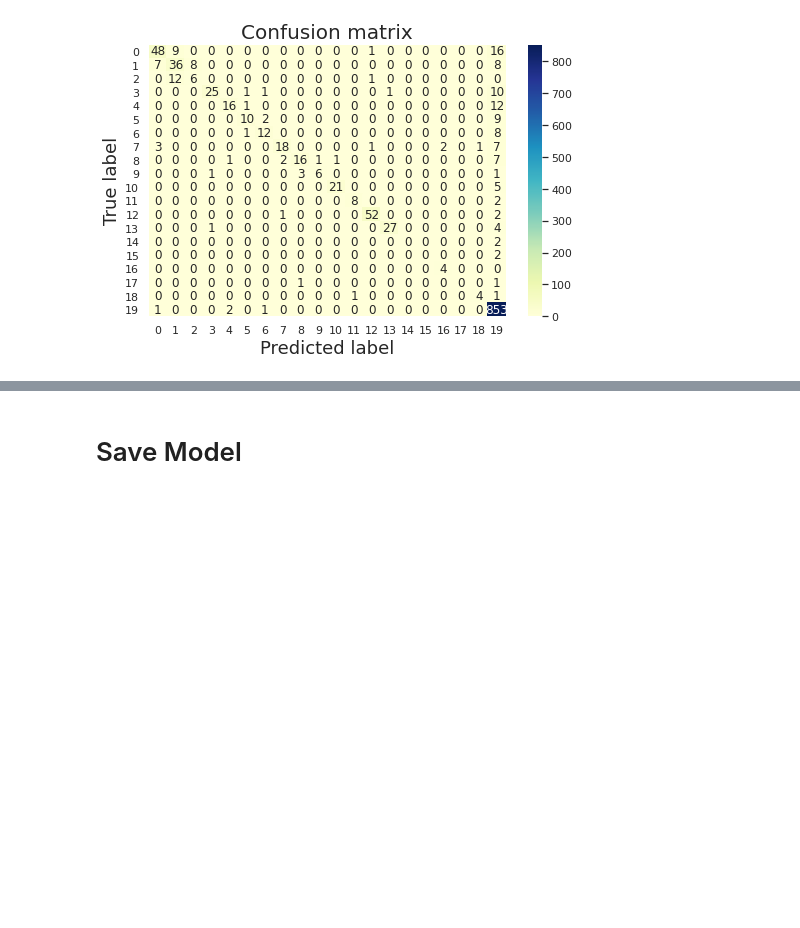
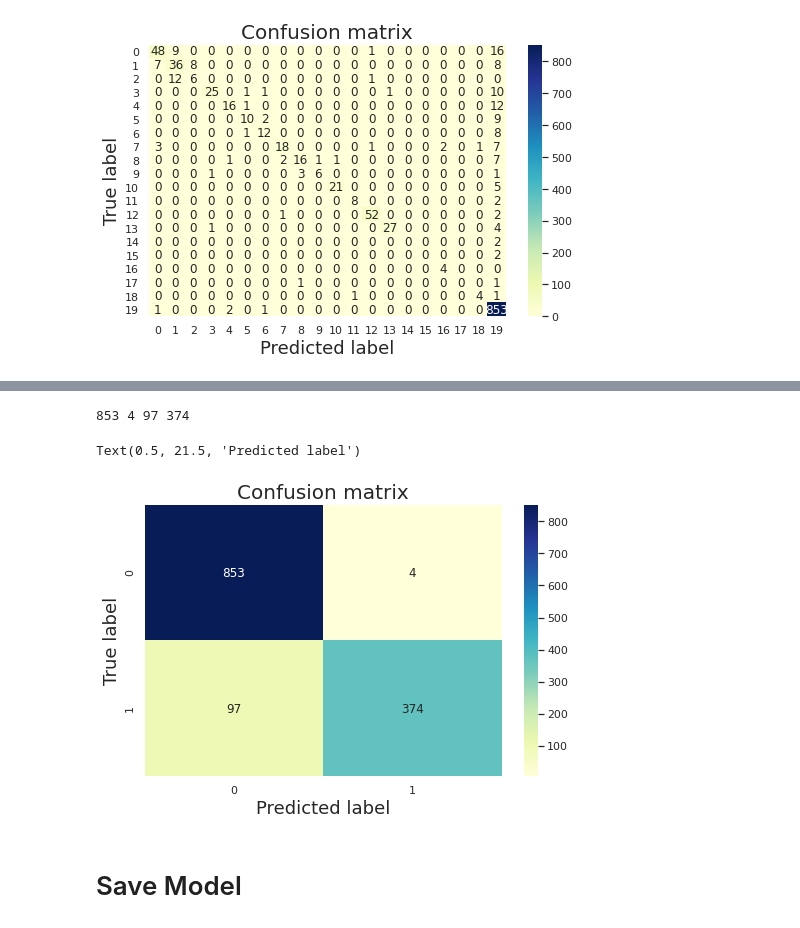
Before and after one commit to Peckkie/Evaluation_Model_Prediction, a Jupyter notebook: RandomForrest_20Class_20Class.ipynb, the cells around one changed output, grey strips where cells are left out. Cells and saved outputs as stored; diff of their text form; code cells hidden in the pictures; blank space fills up the shorter version.

```diff
--- a/RandomForrest_20Class_20Class.ipynb
+++ b/RandomForrest_20Class_20Class.ipynb
@@ -214,0 +195,14 @@ Text(0.5, 21.5, 'Predicted label')
+# %%
+a = y_pred
+replacements = {'AB12':1, 'AB04':1, 'AB05':1, 'Normal':0, 'AB02':1, 'AB11':1, 'AB082':1, 'AB06':1,'AB07':1, 'AB081':1, 'AB09':1, 'AB03':1, 'AB10':1, 'AB01':1, 'AB083':1, 'AB13':1, 'AB14':1, 'AB15':1, 'AB16':1, 'AB17':1}
+replacer = replacements.get  # For faster gets.
+y_pred = [replacer(n, n) for n in a]
+# %%
+act = y_test.map({'AB12':1, 'AB04':1, 'AB05':1, 'Normal':0, 'AB02':1, 'AB11':1, 'AB082':1, 'AB06':1,'AB07':1, 'AB081':1, 'AB09':1, 'AB03':1, 'AB10':1, 'AB01':1, 'AB083':1, 'AB13':1, 'AB14':1, 'AB15':1, 'AB16':1, 'AB17':1}).values
+pred = y_pred
+cmat = confusion_matrix(act, pred)
+print('classifier accuracy = {}%'.format((100.*np.trace(cmat))/(np.sum(cmat))))
+
+#Marking the Confusion Matrix
+from sklearn.metrics import classification_report,confusion_matrix
+print(classification_report(act, pred))#performance
@@ -215,3 +219,28 @@ Text(0.5, 21.5, 'Predicted label')
+# %%
+#create CF
+data = {'Actual': act,'Predicted' : pred,}
+df = pd.DataFrame(data, columns=['Actual','Predicted'])
+conf_mat = pd.crosstab(df['Actual'],df['Predicted'],rownames=['Actual'],colnames=['Predicted'])
+
+#Confusion matrix
+from sklearn.metrics import confusion_matrix
+import matplotlib.pyplot as plt
+cm = confusion_matrix(act, pred)
+TN, FP, FN, TP = confusion_matrix(act, pred).ravel()
+print(TN, FP, FN, TP)
+#plot Confusion matrix
+import seaborn as sns
+sns.set()
+fig, ax = plt.subplots(figsize=(8, 5))
+
+ax = sns.heatmap(conf_mat, annot=True, fmt="d", cmap="YlGnBu") #Blues,Oranges,Reds
+ax.set_title('Confusion matrix',fontsize=20)
+ax.set_ylabel('True label',fontsize=18)
+ax.set_xlabel('Predicted label',fontsize=18)
+# %% [output]
+853 4 97 374
+Text(0.5, 21.5, 'Predicted label')
+[figure, added]
 # %% [markdown]
 # Save Model
 # %%
```
Also changed, not shown: parts of 9 cells of this notebook.
